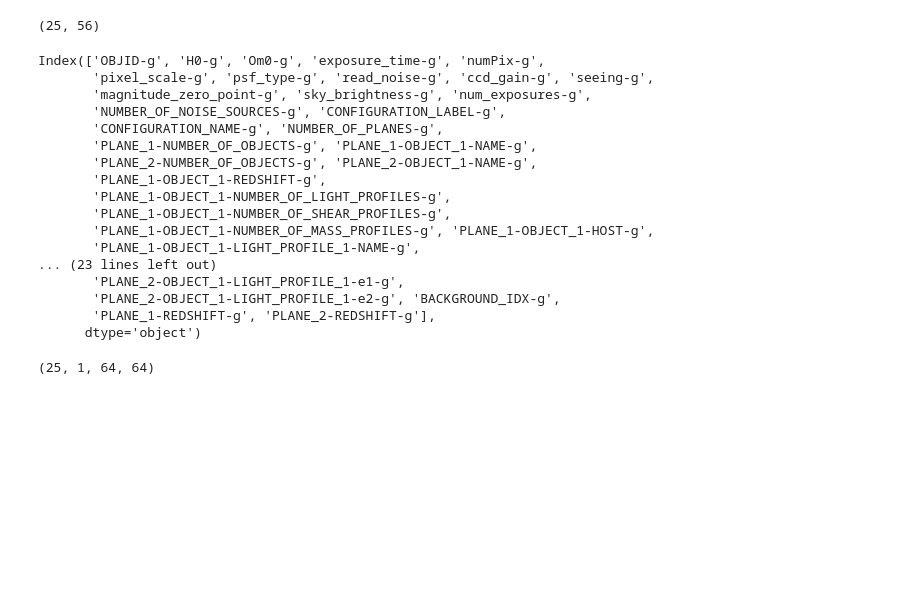
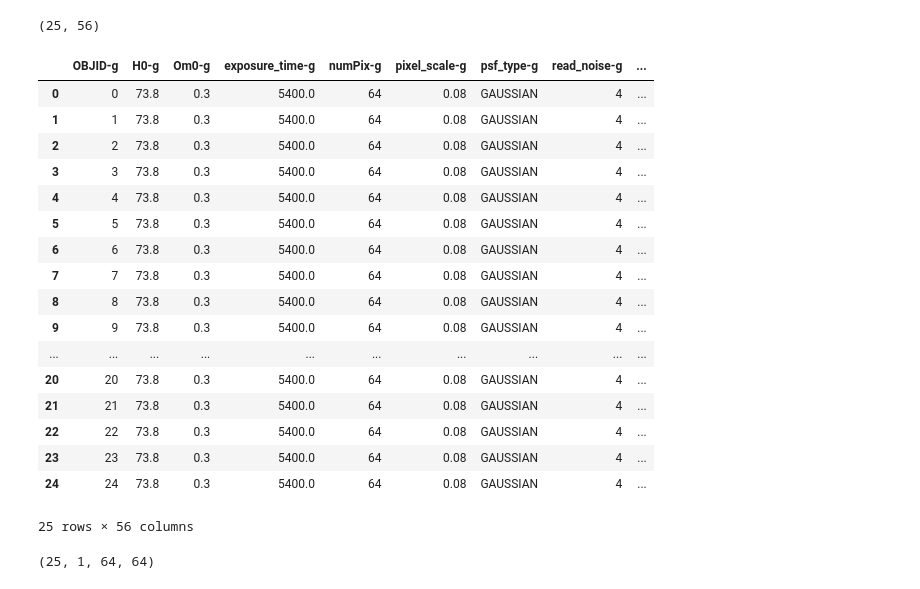
Before and after one commit to emmahoggett/Error_class_lenstronomy, a Jupyter notebook: Simulations/deeplens.ipynb, the cells around one changed output. Saved outputs shown, nothing was run; the diff lists cells and outputs as text; code cells hidden in the pictures; blank space fills up the shorter version.

```diff
--- a/Simulations/deeplens.ipynb
+++ b/Simulations/deeplens.ipynb
@@ -38,25 +38,26 @@ dataset.CONFIGURATION_1_metadata.shape
 # %% [output]
 (25, 56)
 # %%
-dataset.CONFIGURATION_1_metadata.columns
+dataset.CONFIGURATION_1_metadata
 # %% [output]
+|  | OBJID-g | H0-g | Om0-g | exposure_time-g | numPix-g | pixel_scale-g | psf_type-g | read_noise-g | ... |
+| 0 | 0 | 73.8 | 0.3 | 5400.0 | 64 | 0.08 | GAUSSIAN | 4 | ... |
+| 1 | 1 | 73.8 | 0.3 | 5400.0 | 64 | 0.08 | GAUSSIAN | 4 | ... |
+| 2 | 2 | 73.8 | 0.3 | 5400.0 | 64 | 0.08 | GAUSSIAN | 4 | ... |
+| 3 | 3 | 73.8 | 0.3 | 5400.0 | 64 | 0.08 | GAUSSIAN | 4 | ... |
+| 4 | 4 | 73.8 | 0.3 | 5400.0 | 64 | 0.08 | GAUSSIAN | 4 | ... |
+| 5 | 5 | 73.8 | 0.3 | 5400.0 | 64 | 0.08 | GAUSSIAN | 4 | ... |
+| 6 | 6 | 73.8 | 0.3 | 5400.0 | 64 | 0.08 | GAUSSIAN | 4 | ... |
+| 7 | 7 | 73.8 | 0.3 | 5400.0 | 64 | 0.08 | GAUSSIAN | 4 | ... |
+| 8 | 8 | 73.8 | 0.3 | 5400.0 | 64 | 0.08 | GAUSSIAN | 4 | ... |
+| 9 | 9 | 73.8 | 0.3 | 5400.0 | 64 | 0.08 | GAUSSIAN | 4 | ... |
+| ... | ... | ... | ... | ... | ... | ... | ... | ... | ... |
+| 20 | 20 | 73.8 | 0.3 | 5400.0 | 64 | 0.08 | GAUSSIAN | 4 | ... |
+| 21 | 21 | 73.8 | 0.3 | 5400.0 | 64 | 0.08 | GAUSSIAN | 4 | ... |
+| 22 | 22 | 73.8 | 0.3 | 5400.0 | 64 | 0.08 | GAUSSIAN | 4 | ... |
+| 23 | 23 | 73.8 | 0.3 | 5400.0 | 64 | 0.08 | GAUSSIAN | 4 | ... |
+| 24 | 24 | 73.8 | 0.3 | 5400.0 | 64 | 0.08 | GAUSSIAN | 4 | ... |
-Index(['OBJID-g', 'H0-g', 'Om0-g', 'exposure_time-g', 'numPix-g',
-       'pixel_scale-g', 'psf_type-g', 'read_noise-g', 'ccd_gain-g', 'seeing-g',
-       'magnitude_zero_point-g', 'sky_brightness-g', 'num_exposures-g',
-       'NUMBER_OF_NOISE_SOURCES-g', 'CONFIGURATION_LABEL-g',
-       'CONFIGURATION_NAME-g', 'NUMBER_OF_PLANES-g',
-       'PLANE_1-NUMBER_OF_OBJECTS-g', 'PLANE_1-OBJECT_1-NAME-g',
-       'PLANE_2-NUMBER_OF_OBJECTS-g', 'PLANE_2-OBJECT_1-NAME-g',
-       'PLANE_1-OBJECT_1-REDSHIFT-g',
-       'PLANE_1-OBJECT_1-NUMBER_OF_LIGHT_PROFILES-g',
-       'PLANE_1-OBJECT_1-NUMBER_OF_SHEAR_PROFILES-g',
-       'PLANE_1-OBJECT_1-NUMBER_OF_MASS_PROFILES-g', 'PLANE_1-OBJECT_1-HOST-g',
-       'PLANE_1-OBJECT_1-LIGHT_PROFILE_1-NAME-g',
-... (23 lines left out)
-       'PLANE_2-OBJECT_1-LIGHT_PROFILE_1-e1-g',
-       'PLANE_2-OBJECT_1-LIGHT_PROFILE_1-e2-g', 'BACKGROUND_IDX-g',
-       'PLANE_1-REDSHIFT-g', 'PLANE_2-REDSHIFT-g'],
-      dtype='object')
+25 rows × 56 columns
 # %%
 import numpy as np
 x = np.arange(0.0,5.0,1.0)
```
